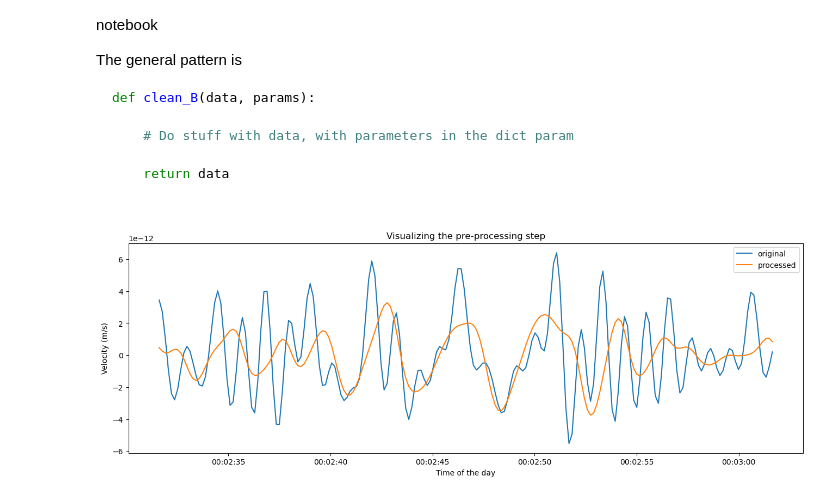
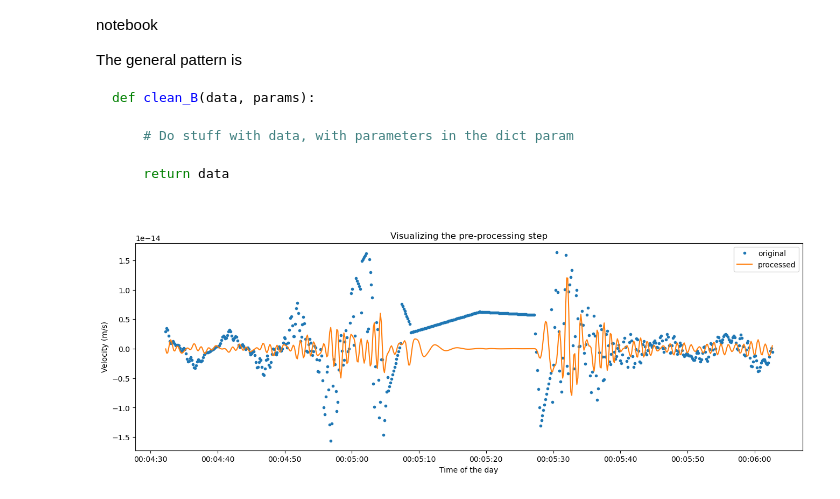
Before and after one commit to alexbeaulieu/skadra-space-apps-2024-notebooks, a Jupyter notebook: notebooks/exploration_notebook.ipynb, the cells around one changed output. Drawn from its saved outputs; the diff is of its cells as text; code cells hidden in the pictures.

```diff
--- a/notebooks/exploration_notebook.ipynb
+++ b/notebooks/exploration_notebook.ipynb
@@ -140,7 +140,7 @@ We chose Parquet for its storage efficiency and the speed at which we can read t
 out_path = os.path.join(out_prefix, planet)
 os.makedirs(out_path, exist_ok=True)
 
-for file in (pbar := tqdm(files, unit="files")):
+for file in (pbar := tqdm(files, unit="files", description="Writing ")):
     sample_name = os.path.split(file)[1]
 
     data = load_data(file, planet)
@@ -242,20 +244,20 @@ def bandpass_filter(dataframe, **kwargs):
 
     return data_out
 # %%
-kwargs = {"f_lo":0.1, "f_hi":0.5, "order":4}
+kwargs = {"f_lo":0.3, "f_hi":1.0, "order":4}
 data_f = bandpass_filter(data, **kwargs)
 # %%
 fig, ax = plt.subplots(figsize=(16, 5))
 
-plt.plot(data.velocity[1000:1200])
-plt.plot(data_f.velocity[1000:1200])
+plt.plot(data.velocity[1800:2400], '.')
+plt.plot(data_f.velocity[1800:2400])
 
 plt.title("Visualizing the pre-processing step")
 plt.xlabel("Time of the day")
 plt.ylabel("Velocity (m/s)")
 
 plt.legend(["original", "processed"])
 
 plt.show()
 # %% [output]
-[figure, old version]
+[figure, new version]
```
Also changed, not shown: parts of 5 cells of this notebook.
